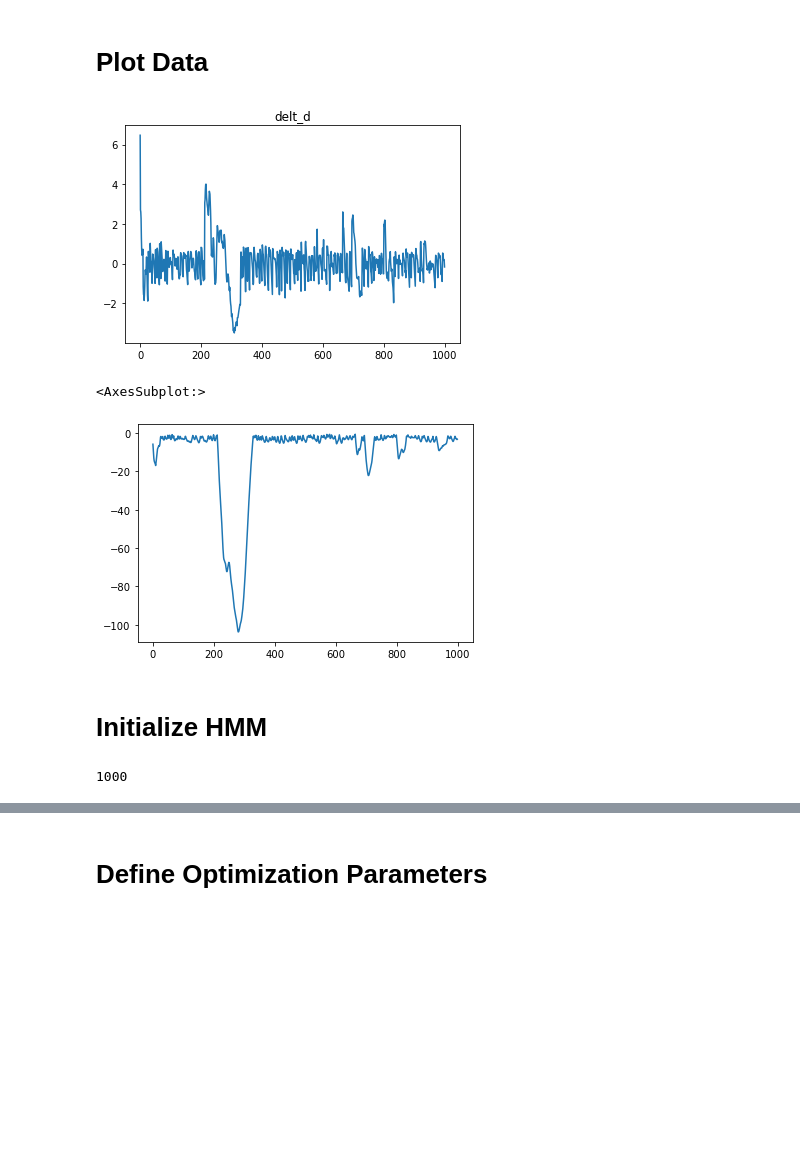
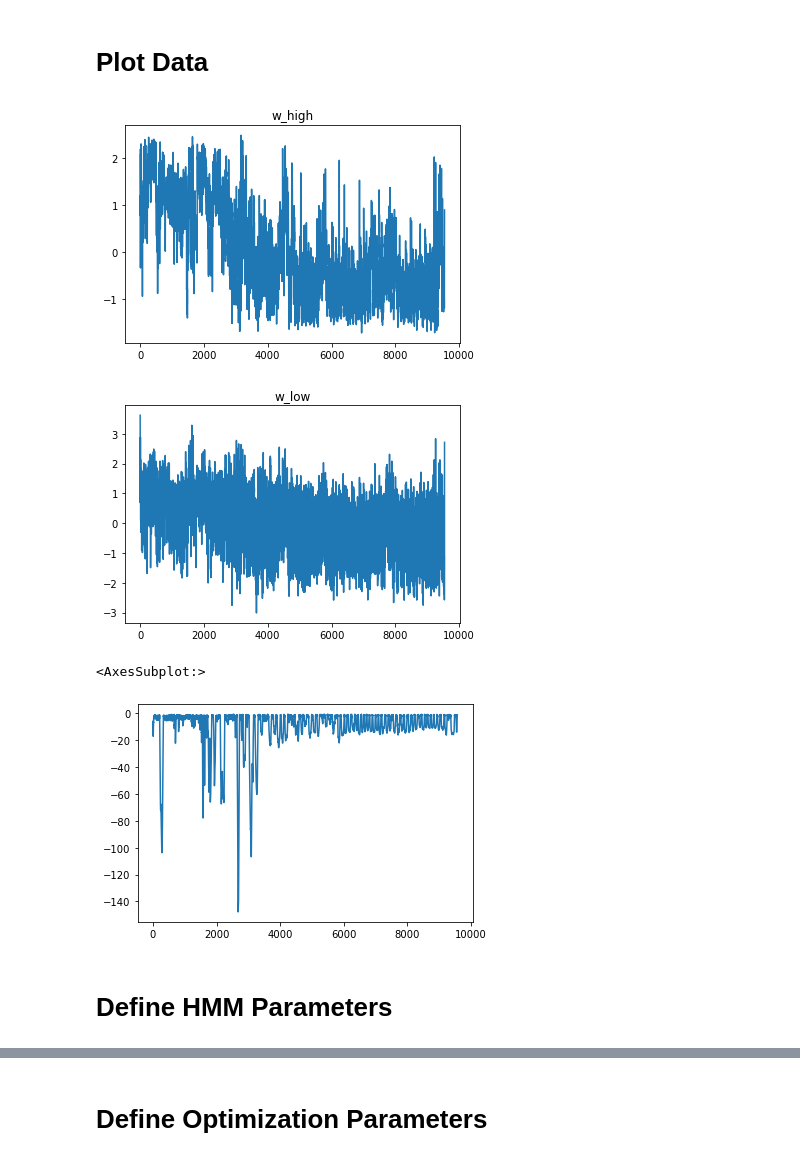
Before and after one commit to evsi8432/sublinear-HMM-inference, a Jupyter notebook: src/case_study-large.ipynb, the cells around one changed output, grey strips where cells are left out. Cells and saved outputs as stored; diff of their text form; code cells hidden in the pictures; blank space fills up the shorter version.

```diff
--- a/src/case_study-large.ipynb
+++ b/src/case_study-large.ipynb
@@ -74,10 +74,10 @@ df["w_high"] = np.log(df["w_high"])
 df["delt_d"] = df["ad"].diff()
 df["elev"] = -df["ad"]
 
-df = df[df["ID"] == "D26"].iloc[0:1000]
+df = df[df["ID"] == "D26"]#.iloc[0:5000]
 df = df.reset_index()
 
-jump_inds = list(range(df.shape[0]))#df.index[~np.isnan(df["diveDuration"])].to_list()
+jump_inds = df.index[~np.isnan(df["diveDuration"])].to_list()
 # %%
 # populate a data object
 data = []
@@ -85,7 +85,7 @@ data = []
 initial_ts = [0]
 final_ts = []
 
-features = ['delt_d','w_low']
+features = ['w_high','w_low']
 
 means = {feature: df[feature].mean() for feature in features}
 stds = {feature: df[feature].std() for feature in features}
@@ -138,18 +138,19 @@ data
 # Plot Data
 # %%
 for feature in features:
-    plt.plot([datum[feature] for datum in data[:1000] if not np.isnan(datum[feature])])
+    plt.plot([datum[feature] for datum in data if not np.isnan(datum[feature])])
     plt.title(feature)
     plt.show()
 
-df["elev"].iloc[0:1000].plot()
+df["elev"].plot()
 # %% [output]
-[figure, old version]
+[figure, new version]
+[figure, new version]
 <AxesSubplot:>
-[figure, old version]
+[figure, added]
-# %% [markdown]
-# Initialize HMM
+# %% [markdown]
+# Define HMM Parameters
 # %%
 len(data)
+K = [2,3]
+T = len(data)
-# %% [output]
-1000
```
Also changed, not shown: parts of 18 cells of this notebook, 7 other files.
